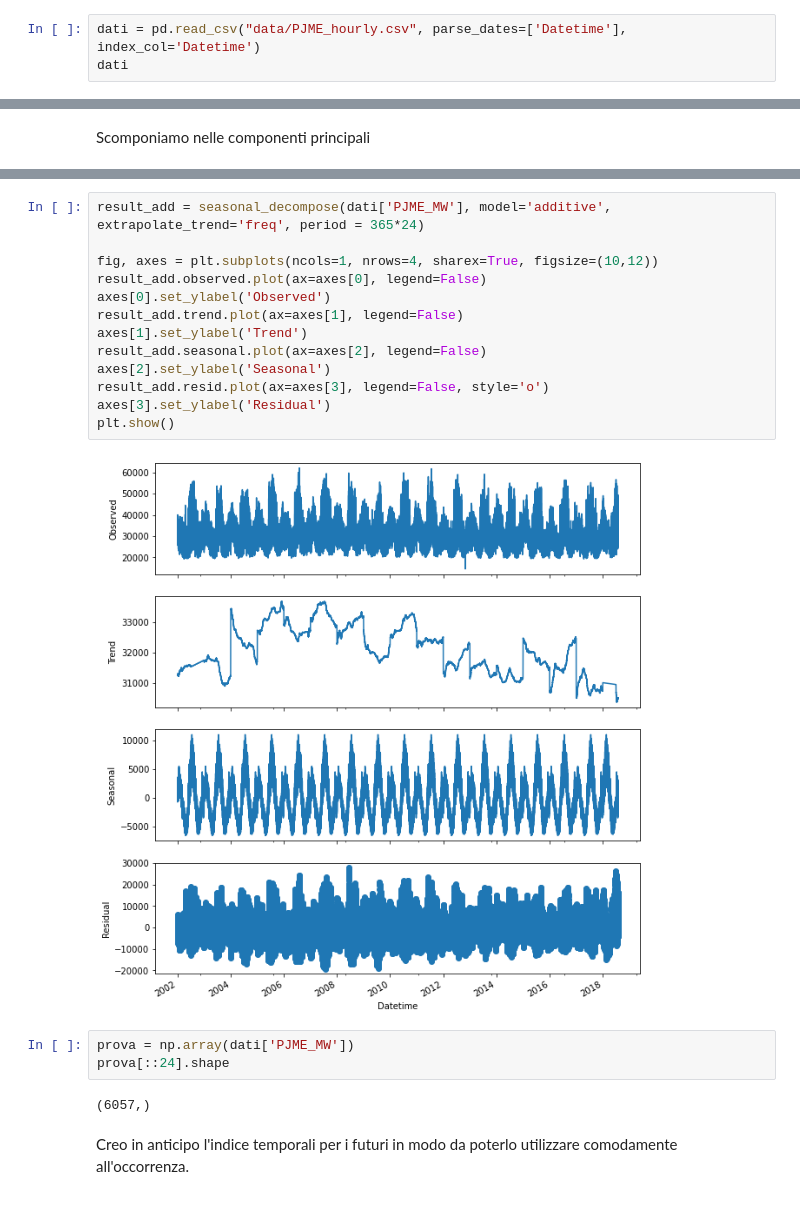
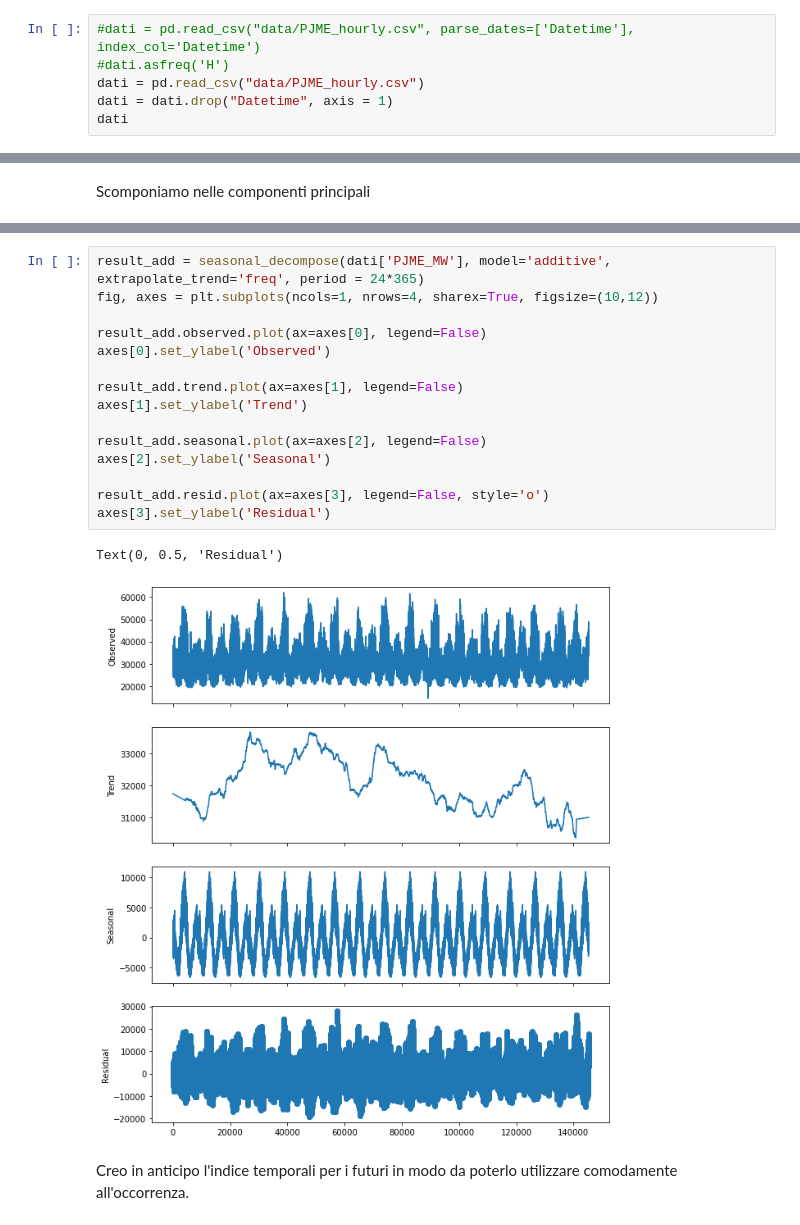
Before and after one commit to Chri1629/environment_physics, a Jupyter notebook: physics/progetto/Esame.ipynb, the cells around one changed output, grey strips where cells are left out. Saved outputs shown, nothing was run; the diff lists cells and outputs as text.

```diff
--- a/physics/progetto/Esame.ipynb
+++ b/physics/progetto/Esame.ipynb
@@ -101,7 +100,10 @@ Infine provare a usare ARIMA per predire il consumo nei prossimi 240 periodi.
 # %% [markdown]
 ### Esplorazione dei dati
 # %%
-dati = pd.read_csv("data/PJME_hourly.csv", parse_dates=['Datetime'], index_col='Datetime')
+#dati = pd.read_csv("data/PJME_hourly.csv", parse_dates=['Datetime'], index_col='Datetime')
+#dati.asfreq('H')
+dati = pd.read_csv("data/PJME_hourly.csv")
+dati = dati.drop("Datetime", axis = 1)
 dati
 # %% [output]
 |  | PJME_MW |
@@ -148,22 +147,20 @@ plt.show()
 # %%
-result_add = seasonal_decompose(dati['PJME_MW'], model='additive', extrapolate_trend='freq', period = 365*24)
+result_add = seasonal_decompose(dati['PJME_MW'], model='additive', extrapolate_trend='freq', period = 24*365)
+fig, axes = plt.subplots(ncols=1, nrows=4, sharex=True, figsize=(10,12))
 
-fig, axes = plt.subplots(ncols=1, nrows=4, sharex=True, figsize=(10,12))
 result_add.observed.plot(ax=axes[0], legend=False)
 axes[0].set_ylabel('Observed')
+
 result_add.trend.plot(ax=axes[1], legend=False)
 axes[1].set_ylabel('Trend')
+
 result_add.seasonal.plot(ax=axes[2], legend=False)
 axes[2].set_ylabel('Seasonal')
+
 result_add.resid.plot(ax=axes[3], legend=False, style='o')
 axes[3].set_ylabel('Residual')
-plt.show()
 # %% [output]
+Text(0, 0.5, 'Residual')
-[figure, old version]
+[figure, new version]
-# %%
-prova = np.array(dati['PJME_MW'])
-prova[::24].shape
-# %% [output]
-(6057,)
 # %% [markdown]
 Creo in anticipo l'indice temporali per i futuri in modo da poterlo utilizzare comodamente all'occorrenza.
```
Also changed, not shown: parts of 33 cells of this notebook.
